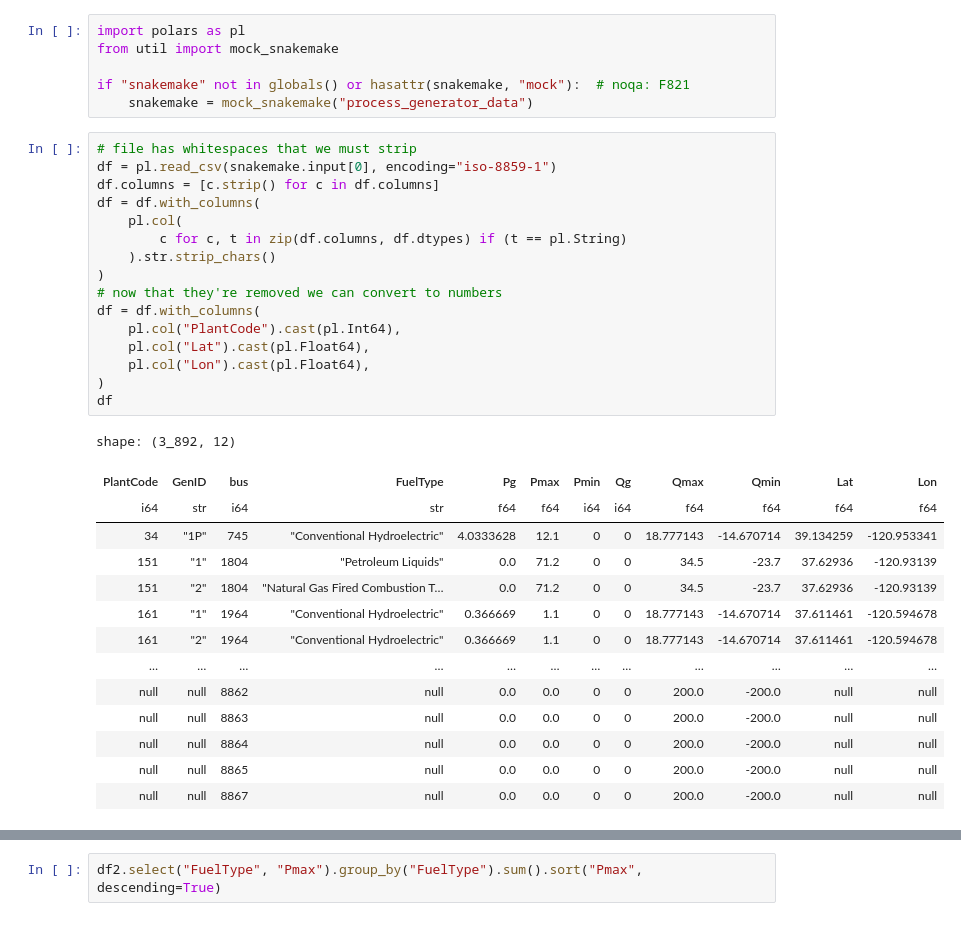
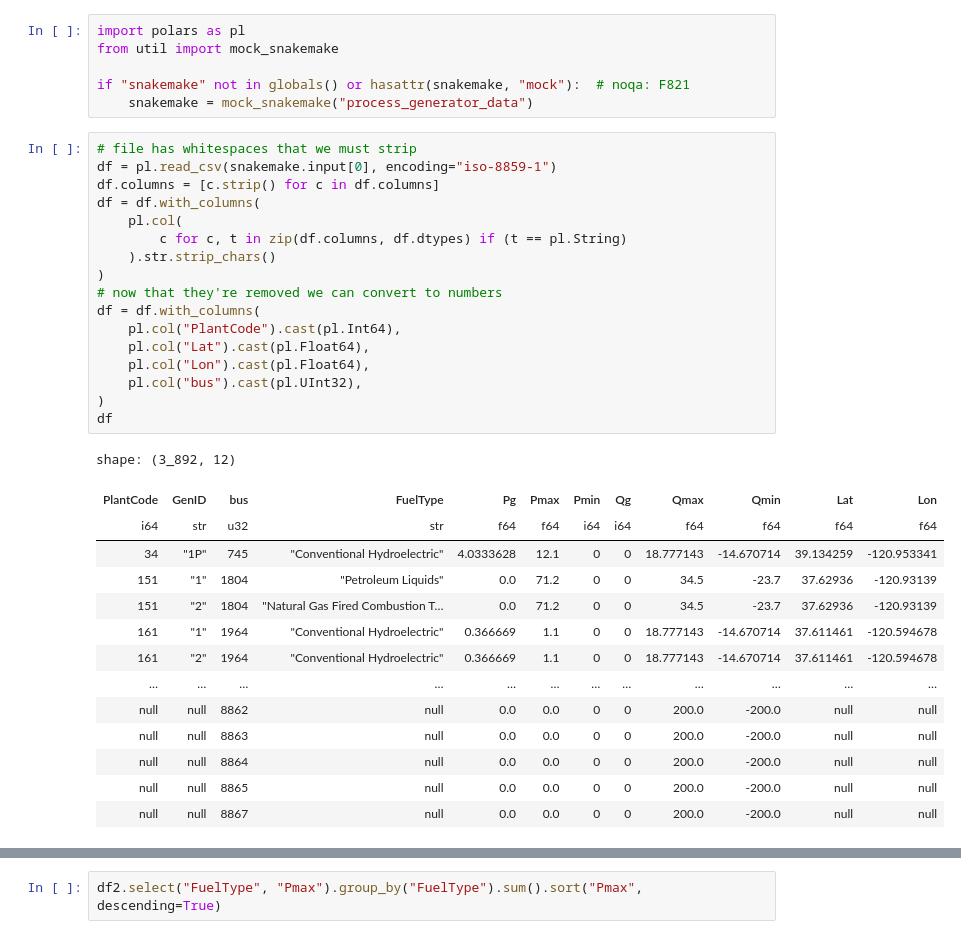
Before and after one commit to Bravos-Power/pyoframe, a Jupyter notebook: benchmarks/energy_model/scripts/process_generator_data.py.ipynb, the cells around one changed output, grey strips where cells are left out. Drawn from its saved outputs; the diff is of its cells as text.

```diff
--- a/benchmarks/energy_model/scripts/process_generator_data.py.ipynb
+++ b/benchmarks/energy_model/scripts/process_generator_data.py.ipynb
@@ -7,23 +7,24 @@ if "snakemake" not in globals() or hasattr(snakemake, "mock"):  # noqa: F821
 # %%
 # file has whitespaces that we must strip
 df = pl.read_csv(snakemake.input[0], encoding="iso-8859-1")
 df.columns = [c.strip() for c in df.columns]
 df = df.with_columns(
     pl.col(
         c for c, t in zip(df.columns, df.dtypes) if (t == pl.String)
     ).str.strip_chars()
 )
 # now that they're removed we can convert to numbers
 df = df.with_columns(
     pl.col("PlantCode").cast(pl.Int64),
     pl.col("Lat").cast(pl.Float64),
     pl.col("Lon").cast(pl.Float64),
+    pl.col("bus").cast(pl.UInt32),
 )
 df
 # %% [output]
 shape: (3_892, 12)
 | PlantCode | GenID | bus | FuelType | Pg | Pmax | Pmin | Qg | Qmax | Qmin | Lat | Lon |
-| i64 | str | i64 | str | f64 | f64 | i64 | i64 | f64 | f64 | f64 | f64 |
+| i64 | str | u32 | str | f64 | f64 | i64 | i64 | f64 | f64 | f64 | f64 |
 | 34 | "1P" | 745 | "Conventional Hydroelectric" | 4.0333628 | 12.1 | 0 | 0 | 18.777143 | -14.670714 | 39.134259 | -120.953341 |
 | 151 | "1" | 1804 | "Petroleum Liquids" | 0.0 | 71.2 | 0 | 0 | 34.5 | -23.7 | 37.62936 | -120.93139 |
 | 151 | "2" | 1804 | "Natural Gas Fired Combustion T… | 0.0 | 71.2 | 0 | 0 | 34.5 | -23.7 | 37.62936 | -120.93139 |
```
Also changed, not shown: parts of 3 cells of this notebook, 5 other files.
